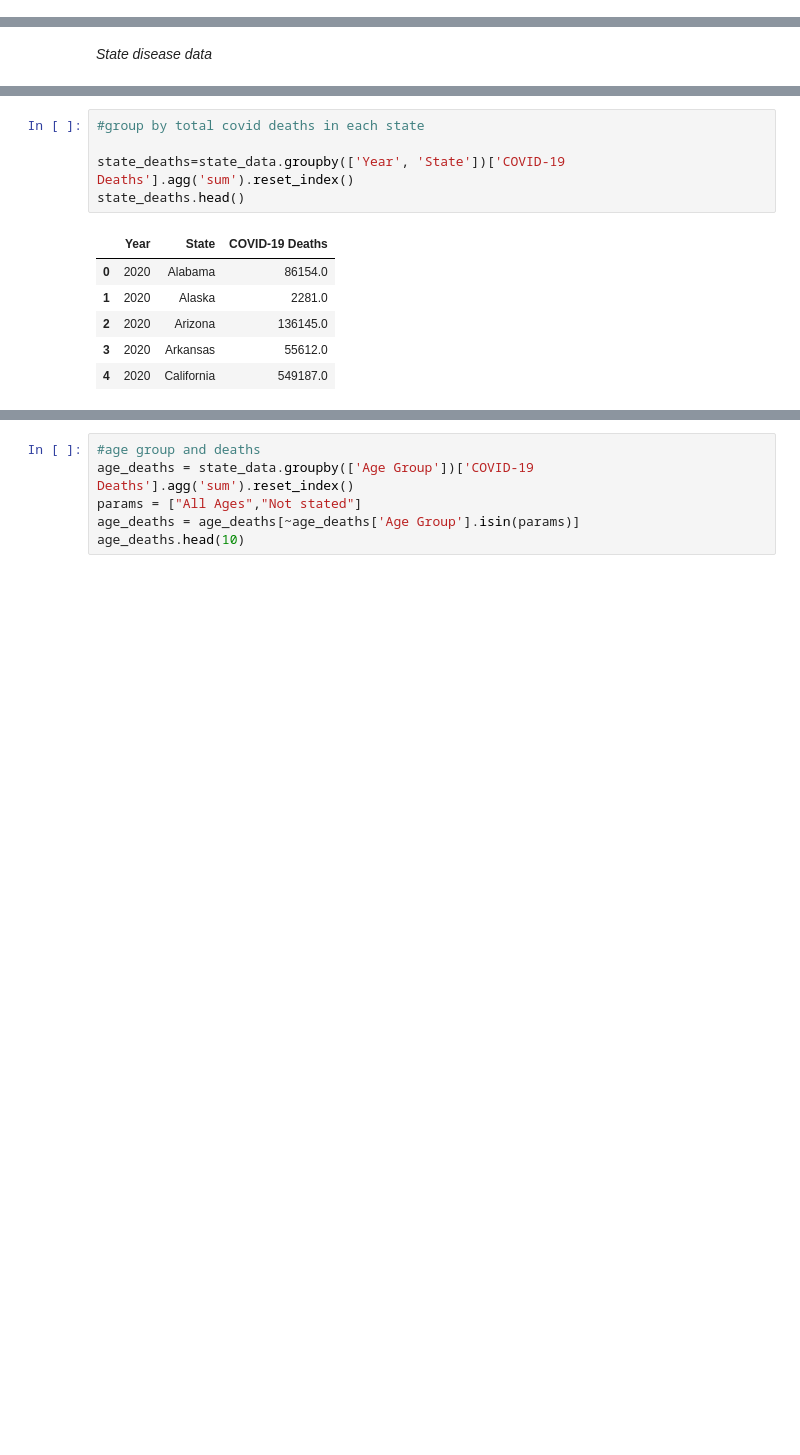
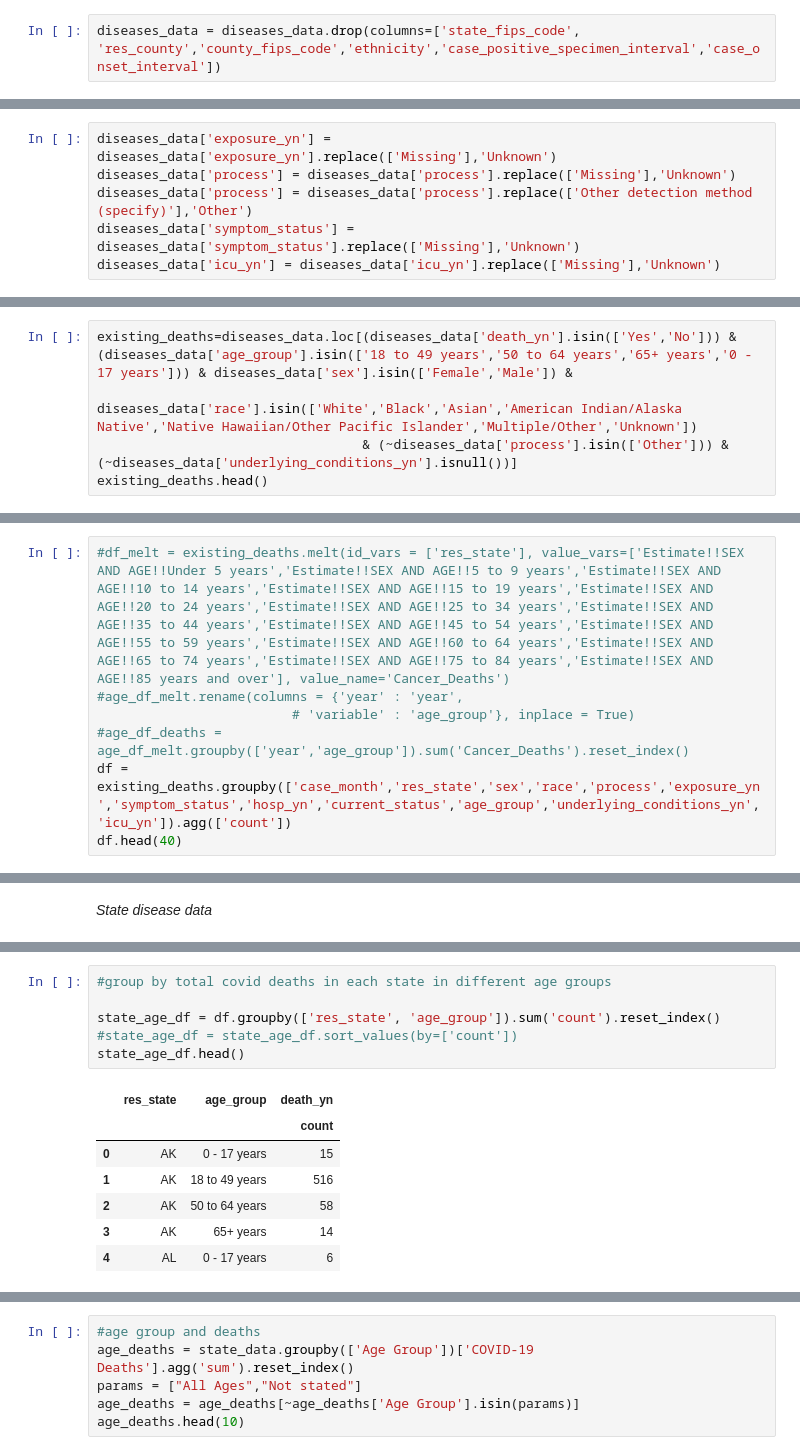
Before and after one commit to tejaswi2019/DataScienceGuidedCapstone, a Jupyter notebook: Capstone2_EDA.ipynb, the cells around one changed output, grey strips where cells are left out. Saved outputs shown, nothing was run; the diff lists cells and outputs as text; blank space fills up the shorter version.

```diff
--- a/Capstone2_EDA.ipynb
+++ b/Capstone2_EDA.ipynb
@@ -36,0 +127,2 @@ diseases_data.head()
+# %%
+diseases_data = diseases_data.drop(columns=['state_fips_code', 'res_county','county_fips_code','ethnicity','case_positive_specimen_interval','case_onset_interval'])
@@ -36,0 +131,6 @@ diseases_data.head()
+# %%
+diseases_data['exposure_yn'] = diseases_data['exposure_yn'].replace(['Missing'],'Unknown')
+diseases_data['process'] = diseases_data['process'].replace(['Missing'],'Unknown')
+diseases_data['process'] = diseases_data['process'].replace(['Other detection method (specify)'],'Other')
+diseases_data['symptom_status'] = diseases_data['symptom_status'].replace(['Missing'],'Unknown')
+diseases_data['icu_yn'] = diseases_data['icu_yn'].replace(['Missing'],'Unknown')
@@ -36,0 +157,5 @@ diseases_data.head()
+# %%
+existing_deaths=diseases_data.loc[(diseases_data['death_yn'].isin(['Yes','No'])) & (diseases_data['age_group'].isin(['18 to 49 years','50 to 64 years','65+ years','0 - 17 years'])) & diseases_data['sex'].isin(['Female','Male']) &
+                                  diseases_data['race'].isin(['White','Black','Asian','American Indian/Alaska Native','Native Hawaiian/Other Pacific Islander','Multiple/Other','Unknown'])
+                                  & (~diseases_data['process'].isin(['Other'])) & (~diseases_data['underlying_conditions_yn'].isnull())]
+existing_deaths.head()
@@ -36,0 +183,7 @@ diseases_data.head()
+# %%
+#df_melt = existing_deaths.melt(id_vars = ['res_state'], value_vars=['Estimate!!SEX AND AGE!!Under 5 years','Estimate!!SEX AND AGE!!5 to 9 years','Estimate!!SEX AND AGE!!10 to 14 years','Estimate!!SEX AND AGE!!15 to 19 years','Estimate!!SEX AND AGE!!20 to 24 years','Estimate!!SEX AND AGE!!25 to 34 years','Estimate!!SEX AND AGE!!35 to 44 years','Estimate!!SEX AND AGE!!45 to 54 years','Estimate!!SEX AND AGE!!55 to 59 years','Estimate!!SEX AND AGE!!60 to 64 years','Estimate!!SEX AND AGE!!65 to 74 years','Estimate!!SEX AND AGE!!75 to 84 years','Estimate!!SEX AND AGE!!85 years and over'], value_name='Cancer_Deaths')
+#age_df_melt.rename(columns = {'year' : 'year',
+                         # 'variable' : 'age_group'}, inplace = True)
+#age_df_deaths = age_df_melt.groupby(['year','age_group']).sum('Cancer_Deaths').reset_index()
+df = existing_deaths.groupby(['case_month','res_state','sex','race','process','exposure_yn','symptom_status','hosp_yn','current_status','age_group','underlying_conditions_yn','icu_yn']).agg(['count'])
+df.head(40)
@@ -118,12 +297,14 @@ See the caveats in the documentation: https://pandas.pydata.org/pandas-docs/stab
 # %%
-#group by total covid deaths in each state
+#group by total covid deaths in each state in different age groups
 
-state_deaths=state_data.groupby(['Year', 'State'])['COVID-19 Deaths'].agg('sum').reset_index()
-state_deaths.head()
+state_age_df = df.groupby(['res_state', 'age_group']).sum('count').reset_index()
+#state_age_df = state_age_df.sort_values(by=['count'])
+state_age_df.head()
 # %% [output]
-|  | Year | State | COVID-19 Deaths |
-| 0 | 2020 | Alabama | 86154.0 |
-| 1 | 2020 | Alaska | 2281.0 |
-| 2 | 2020 | Arizona | 136145.0 |
-| 3 | 2020 | Arkansas | 55612.0 |
-| 4 | 2020 | California | 549187.0 |
+|  | res_state | age_group | death_yn |
+|  |  |  | count |
+| 0 | AK | 0 - 17 years | 15 |
+| 1 | AK | 18 to 49 years | 516 |
+| 2 | AK | 50 to 64 years | 58 |
+| 3 | AK | 65+ years | 14 |
+| 4 | AL | 0 - 17 years | 6 |
```
Also changed, not shown: parts of 43 cells of this notebook.
